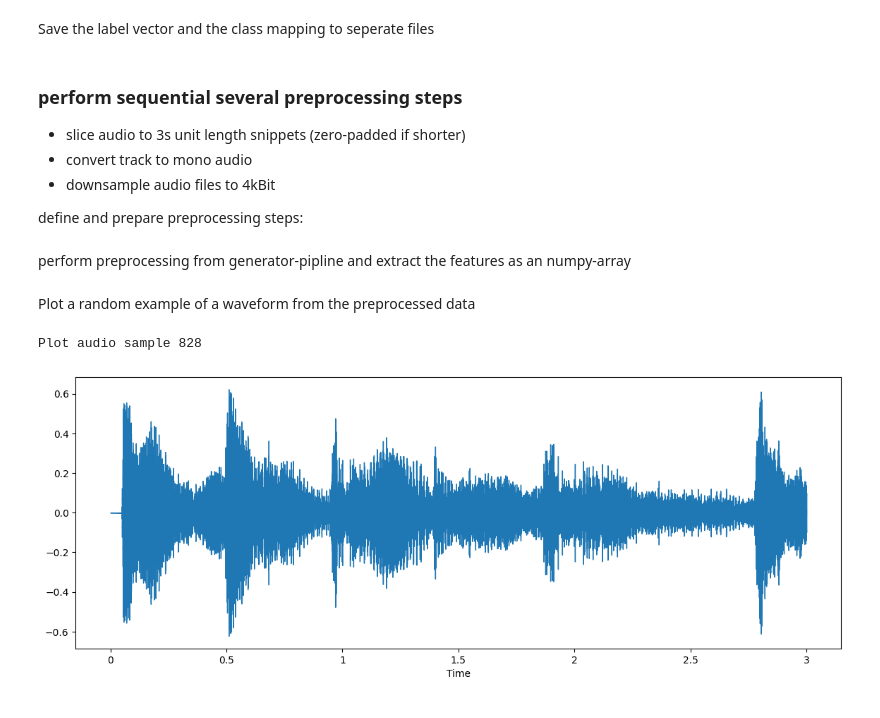
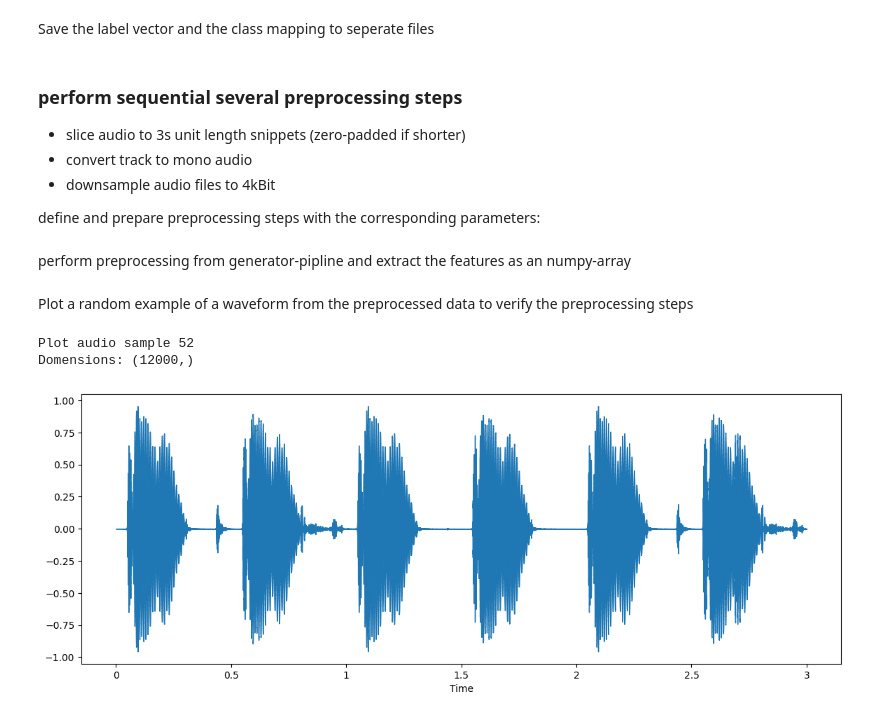
Before and after one commit to michaelstuffer98/ai_industry_project, a Jupyter notebook: feature_extraction.ipynb, the cells around one changed output. Cells and saved outputs as stored; diff of their text form; code cells hidden in the pictures.

Commit message:
minor changes and upload processed data

```diff
--- a/feature_extraction.ipynb
+++ b/feature_extraction.ipynb
@@ -68,7 +65,7 @@ with open('data/class_label_index_mapping.txt', 'w') as f:
  - convert track to mono audio
  - downsample audio files to 4kBit
 
-define and prepare preprocessing steps:
+define and prepare preprocessing steps with the corresponding parameters:
 # %%
 downsample_rate = 4000
 unit_length = 3000
@@ -83,7 +80,7 @@ preprocessing_steps = [
     resample
 ]
 
-features_preprocessed = raw_audio_data
+features_preprocessed = loaded_audio_files
 for step in preprocessing_steps:
     features_preprocessed = map(step, features_preprocessed)
 # %% [markdown]
@@ -92,15 +89,23 @@ perform preprocessing from generator-pipline and extract the features as an nump
 features, _ = zip(*features_preprocessed)
 feature_array = np.stack(features, axis=0)
 # %% [markdown]
-Plot a random example of a waveform from the preprocessed data
+Plot a random example of a waveform from the preprocessed data to verify the preprocessing steps
 # %%
 from random import randint
 
 x = randint(0, len(feature_array)-1)
+random_feature = feature_array[x, :]
+
 print("Plot audio sample", x)
-plot.plot_waveform(feature_array[x, :], downsample_rate)
+plot.plot_waveform(random_feature, downsample_rate)
+
+print("Dimensions:", random_feature.shape)
+
+# Check for correct sample rate, length and for mono-track
+assert random_feature.shape[0] == unit_length*downsample_rate/1000 and len(random_feature.shape) == 1
 # %% [output]
-Plot audio sample 828
+Plot audio sample 52
+Domensions: (12000,)
-[figure, old version]
+[figure, new version]
 # %%
 np.save('data/preprocessed_data.npy', feature_array)
```
Also changed, not shown: parts of 2 cells of this notebook, 2 other files.
